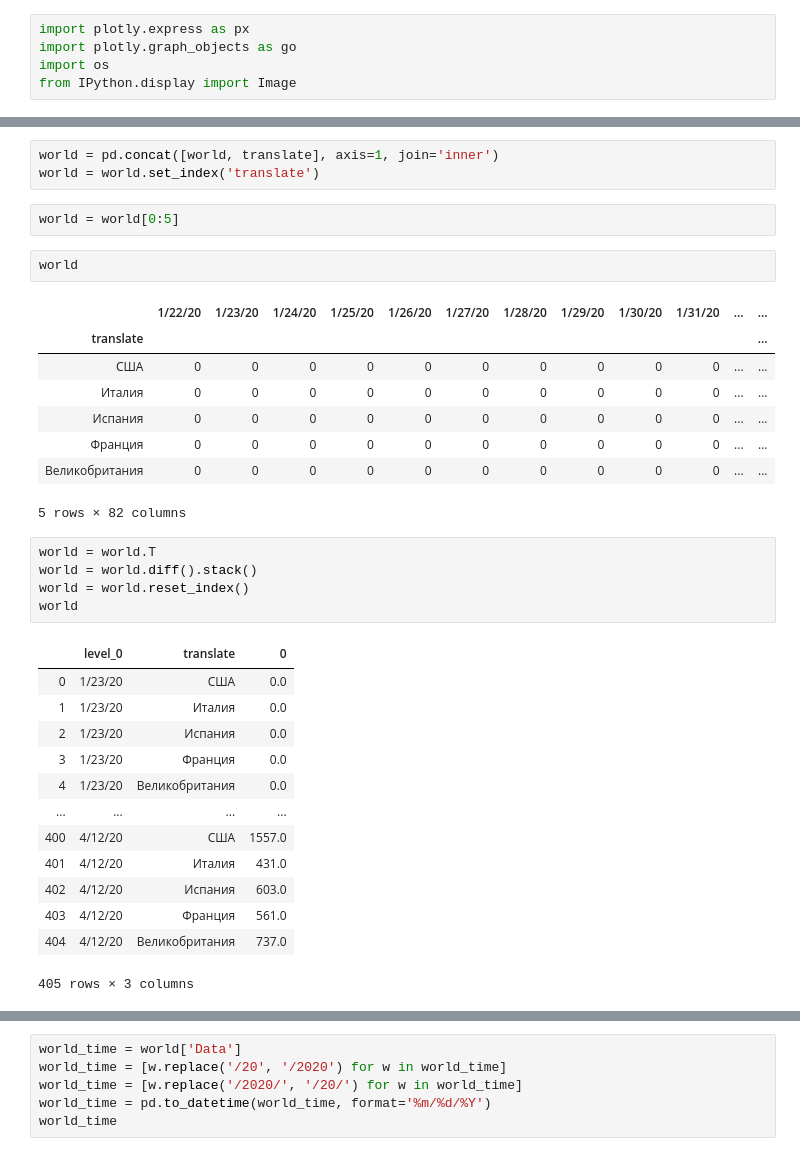
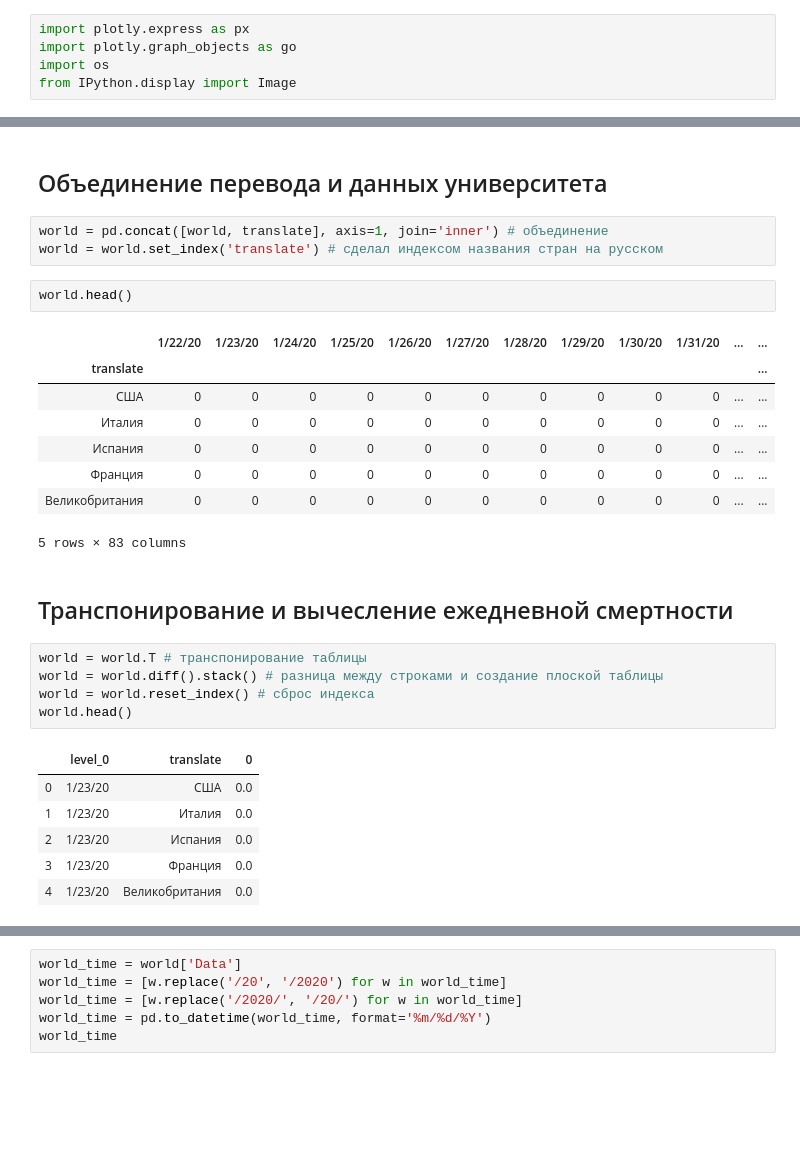
Before and after one commit to anovichkov/covid19, a Jupyter notebook: covid19_deaths.ipynb, the cells around one changed output, grey strips where cells are left out. Cells and saved outputs as stored; diff of their text form; blank space fills up the shorter version.

```diff
--- a/covid19_deaths.ipynb
+++ b/covid19_deaths.ipynb
@@ -86,10 +74,10 @@ translate
+# %% [markdown]
+## Объединение перевода и данных университета
 # %%
-world = pd.concat([world, translate], axis=1, join='inner')
-world = world.set_index('translate')
+world = pd.concat([world, translate], axis=1, join='inner') # объединение
+world = world.set_index('translate') # сделал индексом названия стран на русском
-# %%
-world = world[0:5]
 # %%
-world
+world.head()
 # %% [output]
 |  | 1/22/20 | 1/23/20 | 1/24/20 | 1/25/20 | 1/26/20 | 1/27/20 | 1/28/20 | 1/29/20 | 1/30/20 | 1/31/20 | ... | ... |
 | translate |  |  |  |  |  |  |  |  |  |  |  | ... |
@@ -98,24 +86,19 @@ world
 | Испания | 0 | 0 | 0 | 0 | 0 | 0 | 0 | 0 | 0 | 0 | ... | ... |
 | Франция | 0 | 0 | 0 | 0 | 0 | 0 | 0 | 0 | 0 | 0 | ... | ... |
 | Великобритания | 0 | 0 | 0 | 0 | 0 | 0 | 0 | 0 | 0 | 0 | ... | ... |
-5 rows × 82 columns
+5 rows × 83 columns
+# %% [markdown]
+## Транспонирование и вычесление ежедневной смертности
 # %%
-world = world.T
-world = world.diff().stack()
-world = world.reset_index()
-world
+world = world.T # транспонирование таблицы
+world = world.diff().stack() # разница между строками и создание плоской таблицы
+world = world.reset_index() # сброс индекса
+world.head()
 # %% [output]
 |  | level_0 | translate | 0 |
 | 0 | 1/23/20 | США | 0.0 |
 | 1 | 1/23/20 | Италия | 0.0 |
 | 2 | 1/23/20 | Испания | 0.0 |
 | 3 | 1/23/20 | Франция | 0.0 |
 | 4 | 1/23/20 | Великобритания | 0.0 |
-| ... | ... | ... | ... |
-| 400 | 4/12/20 | США | 1557.0 |
-| 401 | 4/12/20 | Италия | 431.0 |
-| 402 | 4/12/20 | Испания | 603.0 |
-| 403 | 4/12/20 | Франция | 561.0 |
-| 404 | 4/12/20 | Великобритания | 737.0 |
-405 rows × 3 columns
 # %%
```
Also changed, not shown: parts of 13 cells of this notebook, 8 other files.
